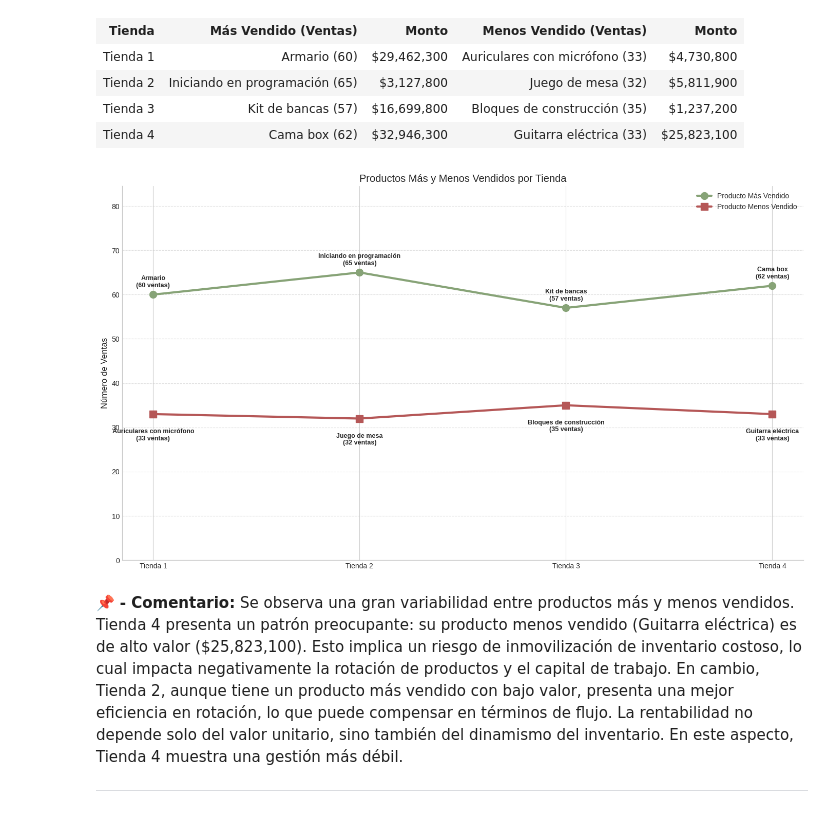
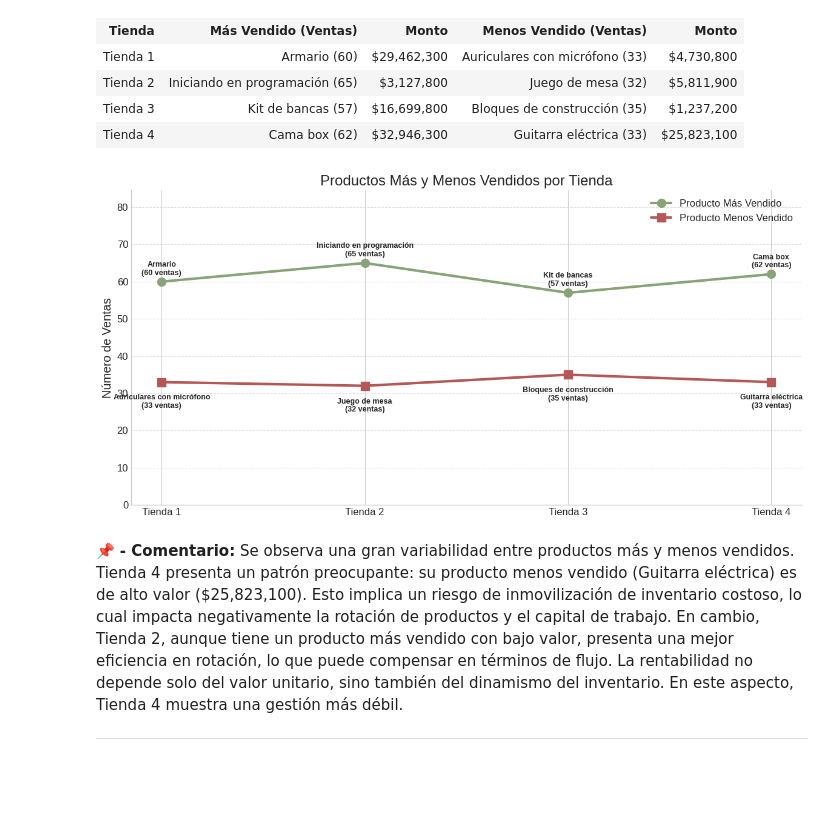
Before and after one commit to mirianosoriov/ChallegeG8-Analisis_de_Ventas-Tiendas_Alura_Store, a Jupyter notebook: Proyecto_AluraStore.ipynb, the cells around one changed output. Saved outputs shown, nothing was run; the diff lists cells and outputs as text; code cells hidden in the pictures; blank space fills up the shorter version.

```diff
--- a/Proyecto_AluraStore.ipynb
+++ b/Proyecto_AluraStore.ipynb
@@ -107,7 +82,7 @@ La tienda que más vendió fue Tienda 1 con una facturación de $1,150,880,400
 # %%
 plt.style.use('seaborn-v0_8-whitegrid')
 sns.set_palette("husl")
-plt.rcParams['figure.figsize'] = (14, 7)
+plt.rcParams['figure.figsize'] = (10, 6)
 plt.rcParams['font.size'] = 12
 df_facturacion = df_fact.copy().sort_values('Facturación Total', ascending=False)
 fig, ax = plt.subplots()                                 # Creamos gráfico de barras
@@ -253,22 +217,17 @@ La tienda con mejor calificación es Tienda 3 con un promedio de 4.05
 # %%
 plt.style.use('seaborn-v0_8-whitegrid')
 plt.rcParams.update({'figure.figsize':(9,6), 'font.size':10})
-df_facturacion = pd.concat(tiendas)
-
-# Calculamos la calificación promedio por tienda
-df_cal = df_facturacion.groupby('Tienda')['Calificación'].mean().reset_index()
-df_cal = df_cal.sort_values('Calificación', ascending=False).copy()
+df_cal = pd.concat(tiendas).groupby('Tienda')['Calificación'].mean().reset_index().sort_values('Calificación', ascending=False)  # Calculamos la calificación promedio por tienda
 labels, sizes = df_cal['Tienda'].values, df_cal['Calificación'].values
 max_val, min_val = sizes.max(), sizes.min()
-
-verde, vino, rosa = '#87a377', '#b55757', '#e0a8cc'  # Colores para el gráfico
+verde, vino, rosa = '#87a377', '#b55757', '#e0a8cc'
 colors = [verde if x == max_val else vino if x == min_val else rosa for x in sizes]
 explode = [0.05 if x == max_val else 0.03 if x == min_val else 0 for x in sizes]
-
 fig, ax = plt.subplots()
 wedges, _ = ax.pie(sizes, explode=explode, colors=colors, shadow=True, startangle=90,
                    wedgeprops={'edgecolor':'black', 'linewidth':0.8}, pctdistance=0.8)
-bbox = dict(boxstyle="round,pad=0.3", fc="white", ec="black", lw=0.5)           #Etiquetas
+
+bbox = dict(boxstyle="round,pad=0.3", fc="white", ec="black", lw=0.5)
 kw = dict(arrowprops=dict(arrowstyle="-"), bbox=bbox, zorder=0, va="center")
 
 for i, p in enumerate(wedges):
@@ -279,15 +238,13 @@ for i, p in enumerate(wedges):
     ax.annotate(labels[i], xy=(x,y), xytext=(1.3*np.sign(x),1.3*y), ha=ha, fontsize=9, **kw)
     ax.text(x*0.6, y*0.6, f"{sizes[i]:.2f}", ha='center', va='center',
             color='white' if colors[i] in [verde,vino] else 'black', fontweight='bold', fontsize=8)
-
-legend = [Patch(facecolor=verde, edgecolor='black', label=f'Mejor: {max_val:.2f}'),
-          Patch(facecolor=rosa, edgecolor='black', label='Media'),
-          Patch(facecolor=vino, edgecolor='black', label=f'Más baja: {min_val:.2f}')]
-ax.legend(handles=legend, loc='upper left', bbox_to_anchor=(1,1), frameon=True)
+ax.legend(handles=[Patch(facecolor=verde, edgecolor='black', label=f'Mejor: {max_val:.2f}'),
+                 Patch(facecolor=rosa, edgecolor='black', label='Media'),
+                 Patch(facecolor=vino, edgecolor='black', label=f'Más baja: {min_val:.2f}')],
+          loc='upper left', bbox_to_anchor=(1,1), frameon=True)
 
 plt.title('Calificación Promedio por Tienda', pad=20, fontsize=12, fontweight='bold')
-ax.text(0,-1.4, f'Promedio General: {df_cal["Calificación"].mean():.2f}',
-        ha='center', color='red', fontweight='bold', fontsize=10)
+ax.text(0,-1.4, f'Promedio General: {df_cal["Calificación"].mean():.2f}', ha='center', color='red', fontweight='bold', fontsize=10)
 ax.axis('equal')
 plt.tight_layout()
 plt.show()
@@ -436,39 +393,39 @@ def cargar_tienda(url, num):
         df = pd.read_csv(url)
         return df.assign(Tienda=f'Tienda {num}')
     except FileNotFoundError:
-        print(f"¡Advertencia! No se encontró la tienda {num}.csv")
+        print(f"No se encontró la tienda {num}.csv")
         return pd.DataFrame()
 datos_completos = pd.concat([tienda1, tienda2, tienda3, tienda4])
 if datos_completos.empty:
     raise ValueError("Error al cargar datos - verifica las rutas")
 ventas = datos_completos.groupby(['Tienda', 'Producto']).size().reset_index(name='Unidades')
 maximos = ventas.loc[ventas.groupby('Tienda')['Unidades'].idxmax()].assign(Tipo='Más Vendido')    # Obtenemos los productos más y menos vendidos por tienda
 minimos = ventas.loc[ventas.groupby('Tienda')['Unidades'].idxmin()].assign(Tipo='Menos Vendido')
 resultados = pd.concat([maximos, minimos]).sort_values('Tienda')                                  # Concatenamos los resultados y ordenarmos por tienda
 
-fig, ax = plt.subplots(figsize=(14, 8))
+fig, ax = plt.subplots(figsize=(12, 6))
 colores = {'Más Vendido': '#87a377', 'Menos Vendido': '#b55757'}
 x = np.arange(len(resultados['Tienda'].unique()))
 max_ventas = resultados['Unidades'].max()
 for tipo, marcador in [('Más Vendido', 'o'), ('Menos Vendido', 's')]:
     datos = resultados[resultados['Tipo'] == tipo]
     ax.plot(x, datos['Unidades'], marker=marcador, markersize=10, lw=3,
             color=colores[tipo], label=f'Producto {tipo}')
 for i, (_, r) in enumerate(resultados.groupby('Tienda')):
     mas, menos = r.iloc[0], r.iloc[1]
     ax.text(i, mas.Unidades + max_ventas*0.02, f"{mas.Producto}\n({mas.Unidades} ventas)",
             ha='center', va='bottom', fontsize=9, fontweight='bold')
     ax.text(i, menos.Unidades - max_ventas*0.05, f"{menos.Producto}\n({menos.Unidades} ventas)",
             ha='center', va='top', fontsize=9, fontweight='bold')
 ax.set(xticks=x, xticklabels=resultados.Tienda.unique(), ylabel='Número de Ventas',
        title='Productos Más y Menos Vendidos por Tienda', ylim=(0, max_ventas*1.3))
 ax.spines[['top', 'right']].set_visible(False)
 ax.grid(axis='y', ls='--', alpha=0.6)
 plt.legend(loc='upper right', framealpha=1)
 plt.tight_layout()
 plt.show()
 # %% [output]
-[figure, old version]
+[figure, new version]
 # %% [markdown]
 📌 **- Comentario:**
 Se observa una gran variabilidad entre productos más y menos vendidos. Tienda 4 presenta un patrón preocupante: su producto menos vendido (Guitarra eléctrica) es de alto valor ($25,823,100). Esto implica un riesgo de inmovilización de inventario costoso, lo cual impacta negativamente la rotación de productos y el capital de trabajo. En cambio, Tienda 2, aunque tiene un producto más vendido con bajo valor, presenta una mejor eficiencia en rotación, lo que puede compensar en términos de flujo. La rentabilidad no depende solo del valor unitario, sino también del dinamismo del inventario. En este aspecto, Tienda 4 muestra una gestión más débil.
```
Also changed, not shown: parts of 10 cells of this notebook.
